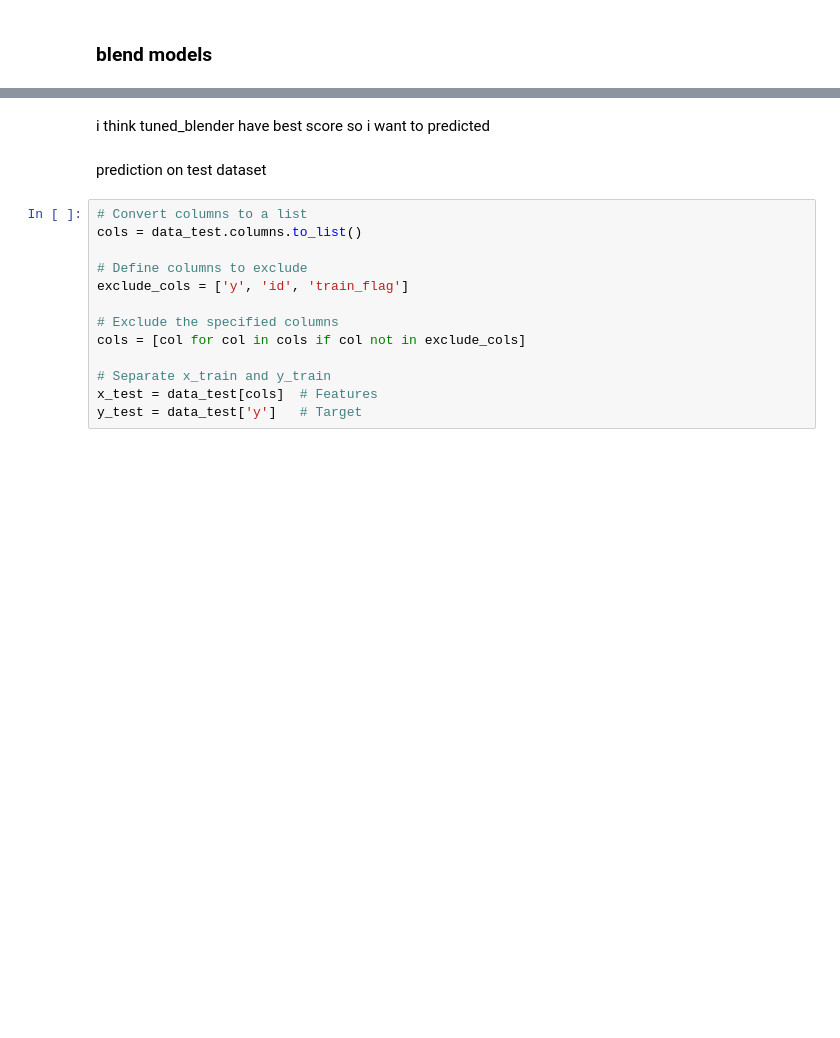
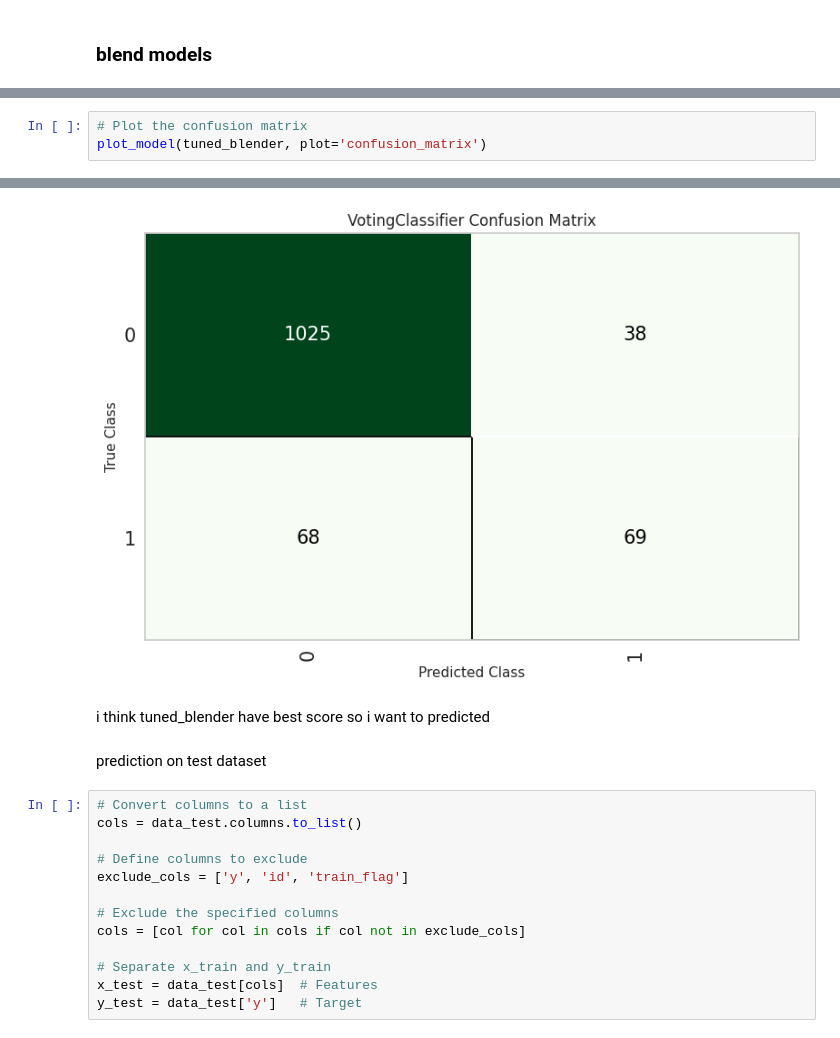
Before and after one commit to CodingForTheBlind/EExAI-hackathon, a Jupyter notebook: task summission.ipynb, the cells around one changed output, grey strips where cells are left out. Cells and saved outputs as stored; diff of their text form; blank space fills up the shorter version.

```diff
--- a/task summission.ipynb
+++ b/task summission.ipynb
@@ -656,0 +747,4 @@ plot_model(tuned_blender, plot = 'auc')
+# %%
+# Plot the confusion matrix
+plot_model(tuned_blender, plot='confusion_matrix')
+# %% [output]
@@ -657,3 +752,4 @@ plot_model(tuned_blender, plot = 'auc')
+[figure, added]
 # %% [markdown]
 i think tuned_blender have best score so i want to predicted
 # %% [markdown]
```
Also changed, not shown: parts of 24 cells of this notebook.
